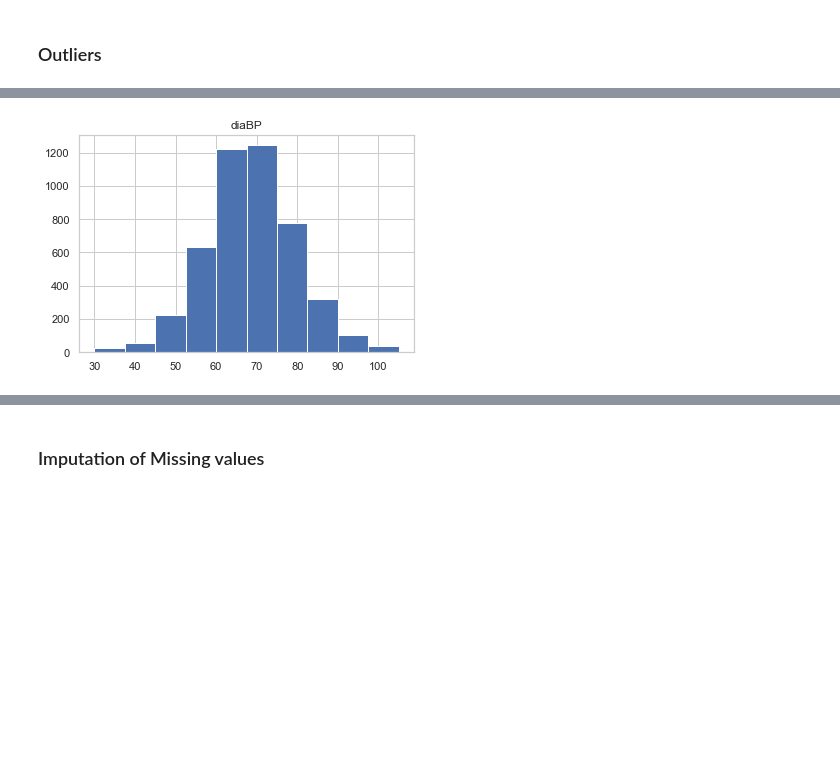
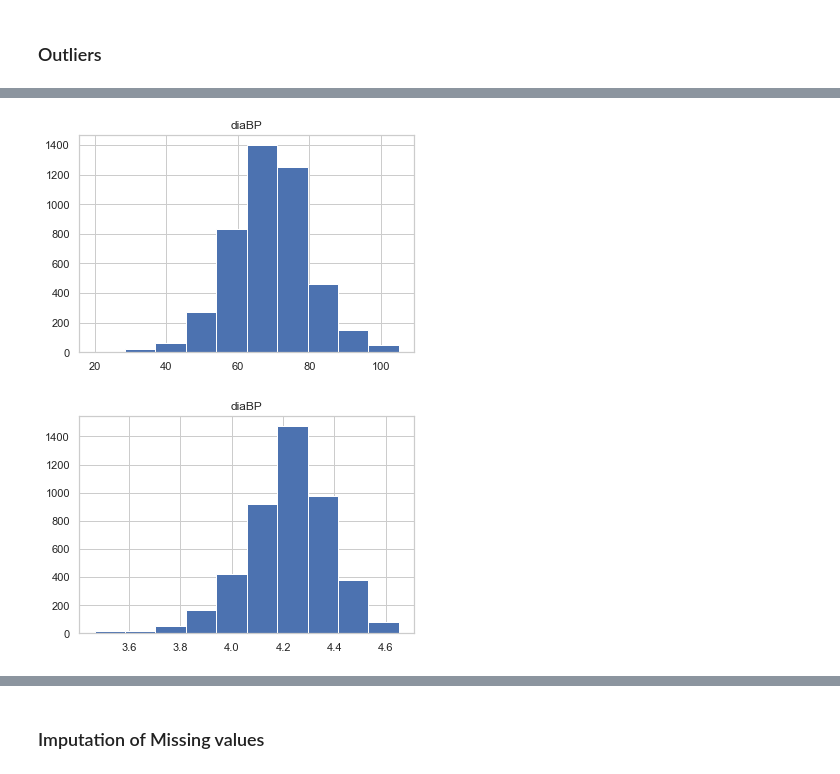
Before and after one commit to yiyichen1717/Healthcare-Data-Analytics, a Jupyter notebook: Diabetes_rev2.ipynb, the cells around one changed output, grey strips where cells are left out. Cells and saved outputs as stored; diff of their text form; code cells hidden in the pictures; blank space fills up the shorter version.

```diff
--- a/Diabetes_rev2.ipynb
+++ b/Diabetes_rev2.ipynb
@@ -280,7 +347,10 @@ df0 = pd.merge(df0,df0_GLU, how = 'inner', on = "ID")
 df0 = pd.merge(df0,df0_TRIGLY, how = 'inner', on = "ID")
 df0 = pd.merge(df0,df0_INS, how = 'inner', on = "ID")
 df0 = pd.merge(df0,df0_HDL, how = 'inner', on = "ID")
-
+df0=pd.merge(df0,df0_SMQ,how='inner',on="ID")
+df0=pd.merge(df0,df0_MCQ,how='inner',on="ID")
+df0=pd.merge(df0,df0_DRW,how='inner',on="ID")
+df0=pd.merge(df0,df0_PSC,how='inner',on="ID")
 
 df1 = pd.merge(df1_ALQ, df1_BMX, how ="inner", on = "ID")
 df1 = pd.merge(df1, df1_BPX, how = "inner", on ="ID")
@@ -291,6 +361,11 @@ df1 = pd.merge(df1,df1_GLU, how = 'inner', on = "ID")
 df1 = pd.merge(df1,df1_TRIGLY, how = 'inner', on = "ID")
 df1 = pd.merge(df1,df1_INS, how = 'inner', on = "ID")
 df1 = pd.merge(df1,df1_HDL, how = 'inner', on = "ID")
+df1=pd.merge(df1,df1_SMQ,how='inner',on="ID")
+df1=pd.merge(df1,df1_MCQ,how='inner',on="ID")
+df1=pd.merge(df1,df1_DRW,how='inner',on="ID")
+df1=pd.merge(df1,df1_PSC,how='inner',on="ID")
+df1=pd.merge(df1,df1_KIQ,how='inner',on="ID")
 # %% [markdown]
 # Set Index
 # %%
@@ -723,4 +798,7 @@ Name: diaBP, dtype: float64
 # %%
-hist_before = df.hist(column=['diaBP'], range=[30, 105])
+hist_before = df.hist(column=['diaBP'], range=[20, 105])
+df["diaBP"] = np.log(df["diaBP"])
+hist_after = df.hist(column=['diaBP'])
 # %% [output]
-[figure, old version]
+[figure, new version]
+[figure, added]
```
Also changed, not shown: parts of 59 cells of this notebook.
